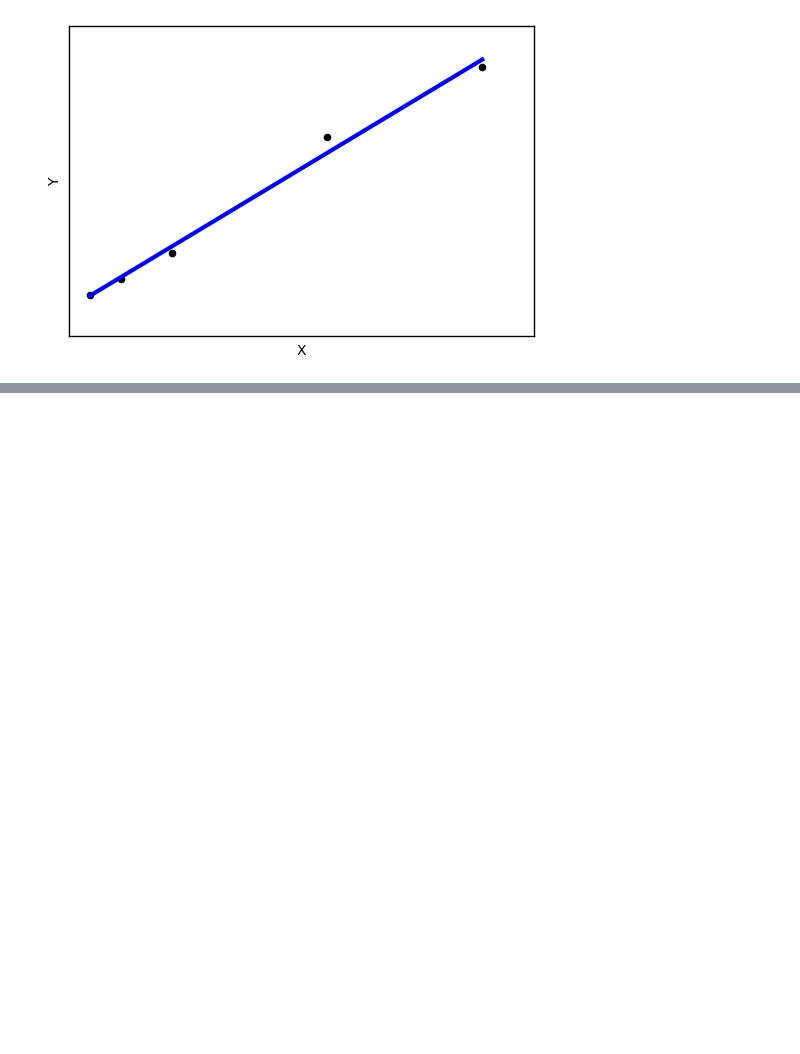
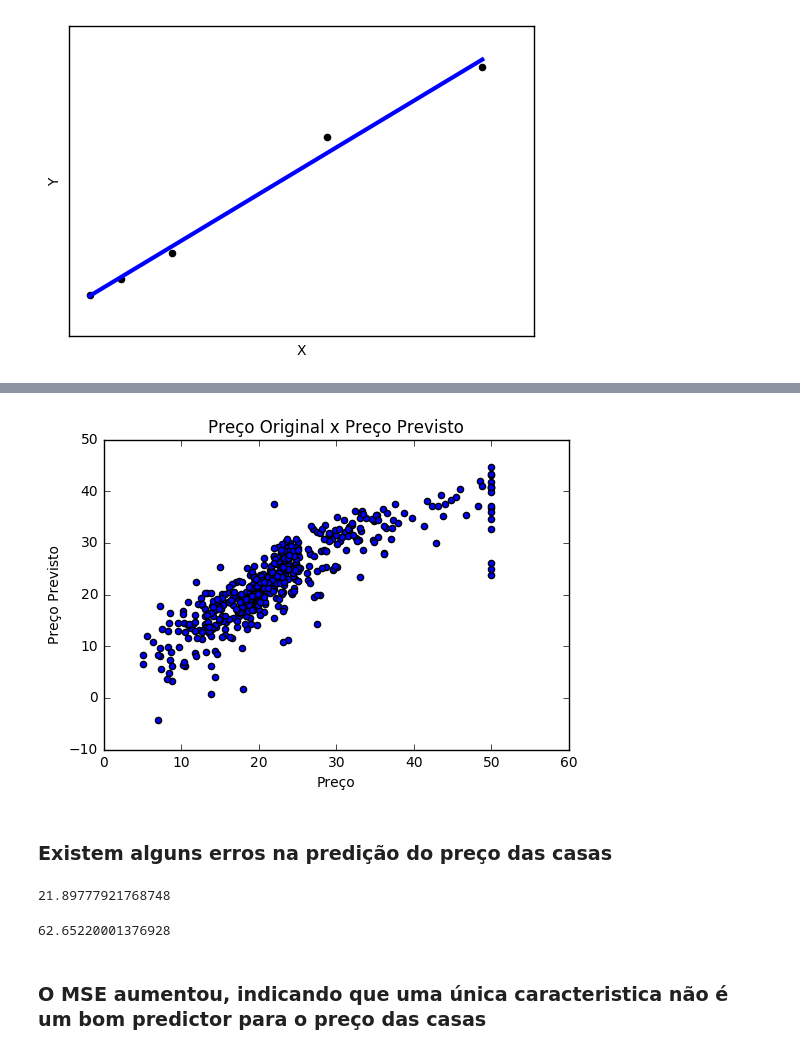
Before and after one commit to sergioadsf/dsa-python-fundamentos-analise_dados, a Jupyter notebook: capitulo8/DSA-Python-Capítulo8-Scikit-Learn.ipynb, the cells around one changed output, grey strips where cells are left out. Saved outputs shown, nothing was run; the diff lists cells and outputs as text; code cells hidden in the pictures; blank space fills up the shorter version.

```diff
--- a/capitulo8/DSA-Python-Capítulo8-Scikit-Learn.ipynb
+++ b/capitulo8/DSA-Python-Capítulo8-Scikit-Learn.ipynb
@@ -151,0 +264,3 @@ plt.show()
+# %%
+# Não queremos a coluna preço da casa como variável dependente
+X = df.drop('PRICE', axis=1)
@@ -151,0 +320,27 @@ plt.show()
+# %%
+# Comparando preços originais x preços previstos
+plt.scatter(df.PRICE, regr.predict(X))
+plt.xlabel('Preço')
+plt.ylabel('Preço Previsto')
+plt.title('Preço Original x Preço Previsto')
+plt.show()
+# %% [output]
+[figure, added]
+# %% [markdown]
+### Existem alguns erros na predição do preço das casas
+# %%
+# Vamos calcular o MSE(Mean Squared Error)
+mse1 = np.mean((df.PRICE - regr.predict(X)) ** 2)
+print(mse1)
+# %% [output]
+21.89777921768748
+# %%
+# Aplicando regressão linear para apenas uma variável e calculando o MSE
+regr = LinearRegression()
+regr.fit(X[['PTRATIO']], df.PRICE)
+mse2 = np.mean((df.PRICE - regr.predict(X[['PTRATIO']])) ** 2)
+print(mse2)
+# %% [output]
+62.65220001376928
+# %% [markdown]
+### O MSE aumentou, indicando que uma única caracteristica não é um bom predictor para o preço das casas
```
Also changed, not shown: parts of 31 cells of this notebook.
